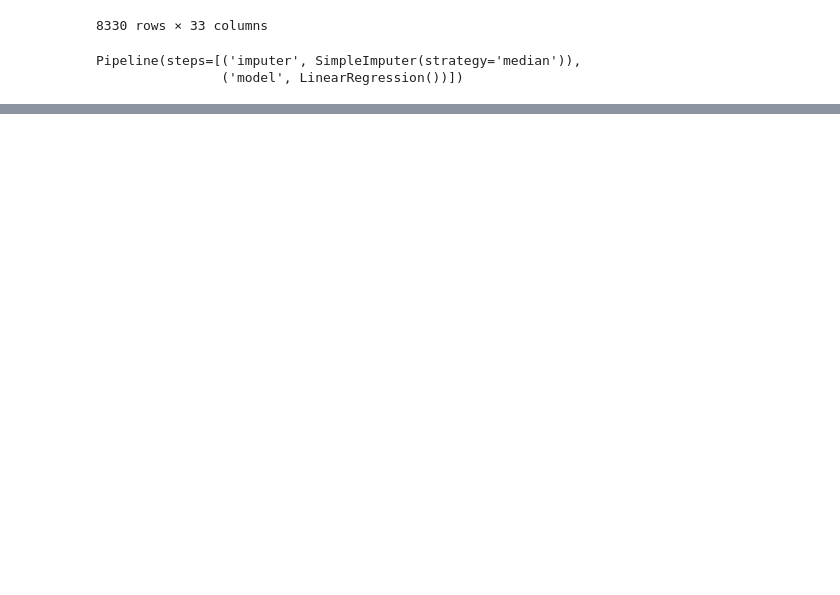
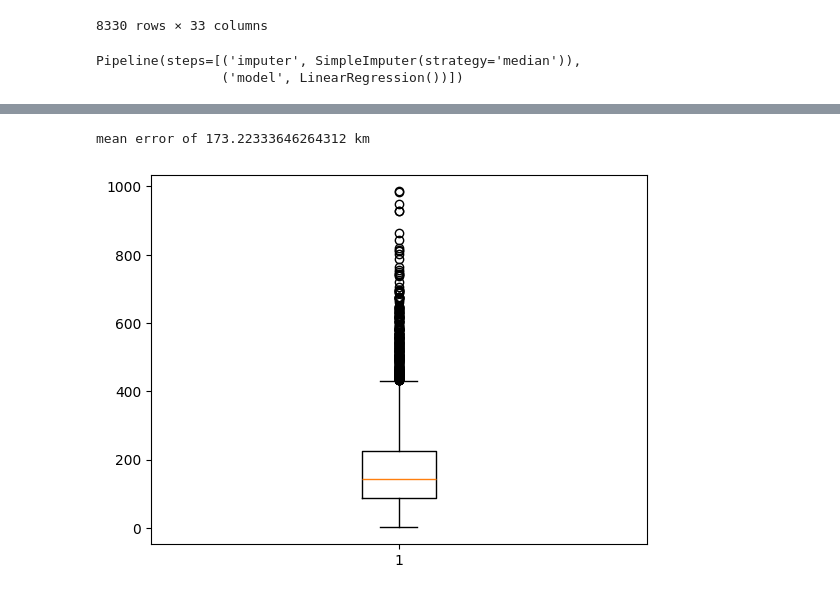
Before and after one commit to tomneisel/hurricane-trajectory, a Jupyter notebook: notebooks/timestamp_trajectory_prediction.ipynb, the cells around one changed output, grey strips where cells are left out. Drawn from its saved outputs; the diff is of its cells as text; code cells hidden in the pictures; blank space fills up the shorter version.

```diff
--- a/notebooks/timestamp_trajectory_prediction.ipynb
+++ b/notebooks/timestamp_trajectory_prediction.ipynb
@@ -203,0 +224,17 @@ reg_lat_error, reg_lon_error
+# %%
+xgboost_pipeline = Pipeline([
+    ("imputer", SimpleImputer(
+        strategy="median",
+    )),
+    ("model", xgb.XGBRegressor(
+        objective="reg:squarederror",
+        n_estimators=500,
+        max_depth=6,
+        learning_rate=0.03,
+        subsample=0.8,
+        colsample_bytree=0.8,
+        random_state=42
+    ))
+])
+
+xgboost_pipeline.fit(X_train, y_train)
@@ -203,0 +260,9 @@ reg_lat_error, reg_lon_error
+# %%
+xgboost_prediction_errors = mean_position_prediction_error(xgboost_pipeline)
+
+plt.boxplot(xgboost_prediction_errors)
+
+print("mean error of", xgboost_prediction_errors.mean(), "km")
+# %% [output]
+mean error of 173.22333646264312 km
+[figure, added]
```
Also changed, not shown: parts of 6 cells of this notebook.
